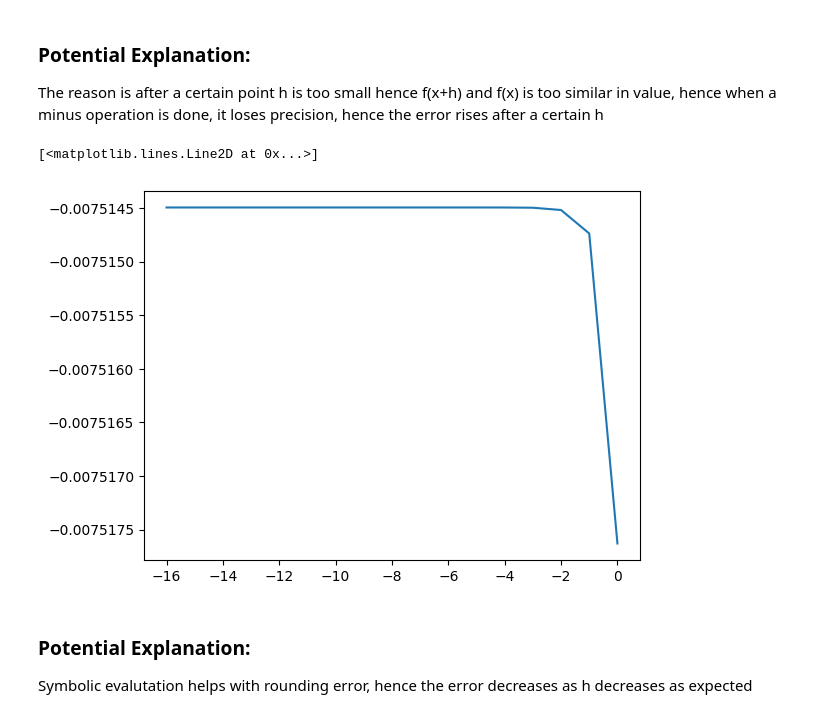
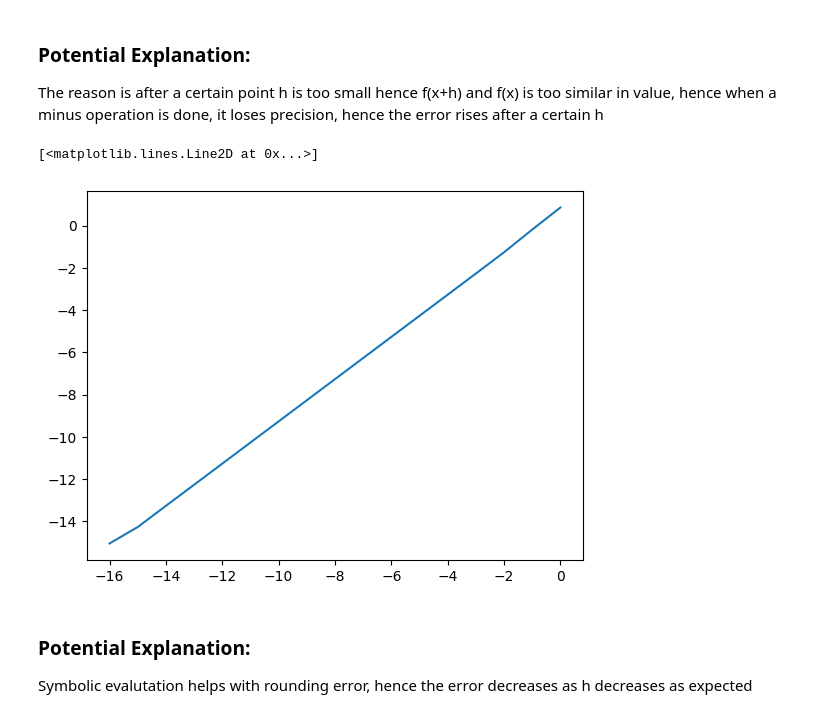
Before and after one commit to NekrozQliphort/DSA2102, a Jupyter notebook: Tutorial_1/question_6.ipynb, the cells around one changed output. Saved outputs shown, nothing was run; the diff lists cells and outputs as text; code cells hidden in the pictures.

```diff
--- a/Tutorial_1/question_6.ipynb
+++ b/Tutorial_1/question_6.ipynb
@@ -28,22 +28,20 @@ import sympy
 # %%
 sym_minus = lambda x, y:  sympy.Add(x, sympy.Mul(y, -1))
 sym_div = lambda x, y: sympy.Mul(x, sympy.Pow(y, -1))
-
-radians = lambda x: sym_div(sympy.Mul(x, sympy.pi), 180)
 
 def approxDSim(f, x, h):
     return sym_div(sym_minus(f(sympy.Add(x,h)), f(x)), h)
 
 x_sym = [sympy.Pow(10, i) for i in log_x]
 
-y_estimate_sym = [approxDSim(lambda x: sympy.tan(radians(x)), centre, h) for h in x_sym]
-y_actual_sym = [sympy.Pow(sympy.cos(radians(centre)), -2)] * len(x)
+y_estimate_sym = [sympy.N(approxDSim(sympy.tan, centre, h)) for h in x_sym]
+y_actual_sym = [sympy.N(sympy.Pow(sympy.cos(centre), -2))] * len(x)
 
 log_error = list(map(lambda x: sympy.log(x, 10), [sympy.Abs(sym_minus(y_est, y_act)) for y_est, y_act in zip(y_estimate_sym, y_actual_sym)]))
 plt.plot(log_x, log_error, label = "error")
 # %% [output]
 [<matplotlib.lines.Line2D at 0x...>]
-[figure, old version]
+[figure, new version]
 # %% [markdown]
 ### Potential Explanation:
 Symbolic evalutation helps with rounding error, hence the error decreases as h decreases as expected
```
